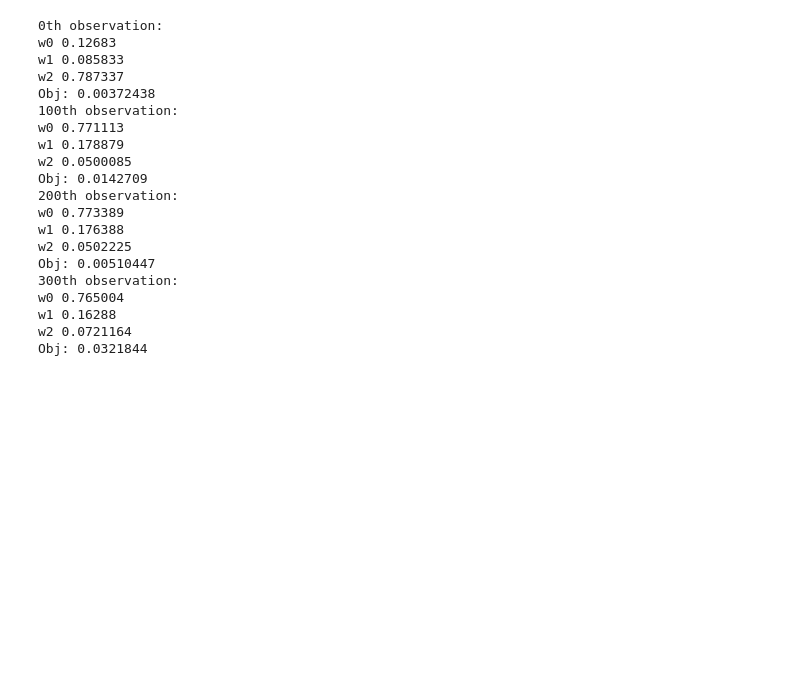
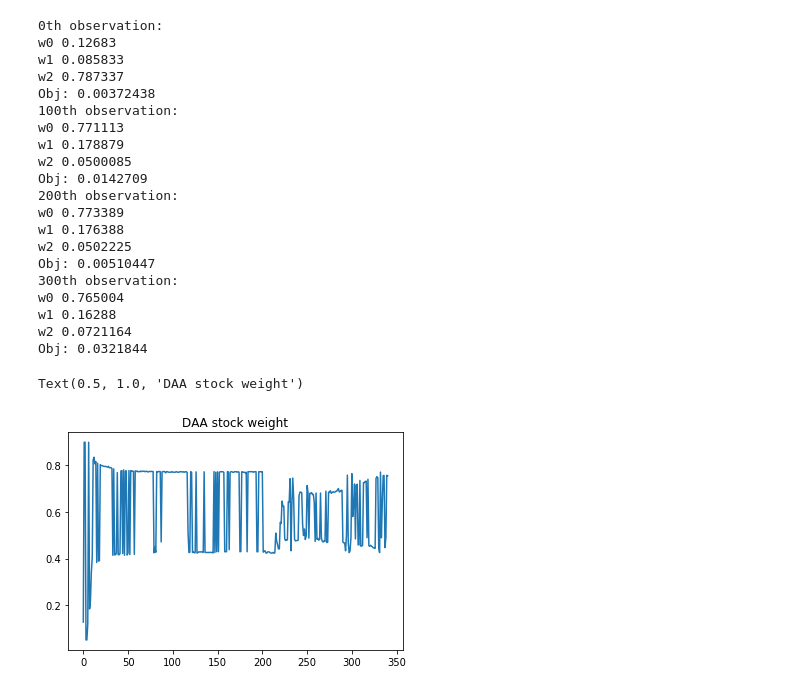
Before and after one commit to dk2791/Projects, a Jupyter notebook: Financial Engineering/Portfolio Management/prelim_v3.ipynb, the cells around one changed output. Cells and saved outputs as stored; diff of their text form; code cells hidden in the pictures; blank space fills up the shorter version.

```diff
--- a/Financial Engineering/Portfolio Management/prelim_v3.ipynb
+++ b/Financial Engineering/Portfolio Management/prelim_v3.ipynb
@@ -1247,3 +1247,9 @@ w0 0.765004
 w1 0.16288
 w2 0.0721164
 Obj: 0.0321844
+# %%
+plt.plot(w[:,0])
+plt.title("DAA stock weight")
+# %% [output]
+Text(0.5, 1.0, 'DAA stock weight')
+[figure, added]
```
Also changed, not shown: parts of 59 cells of this notebook.
